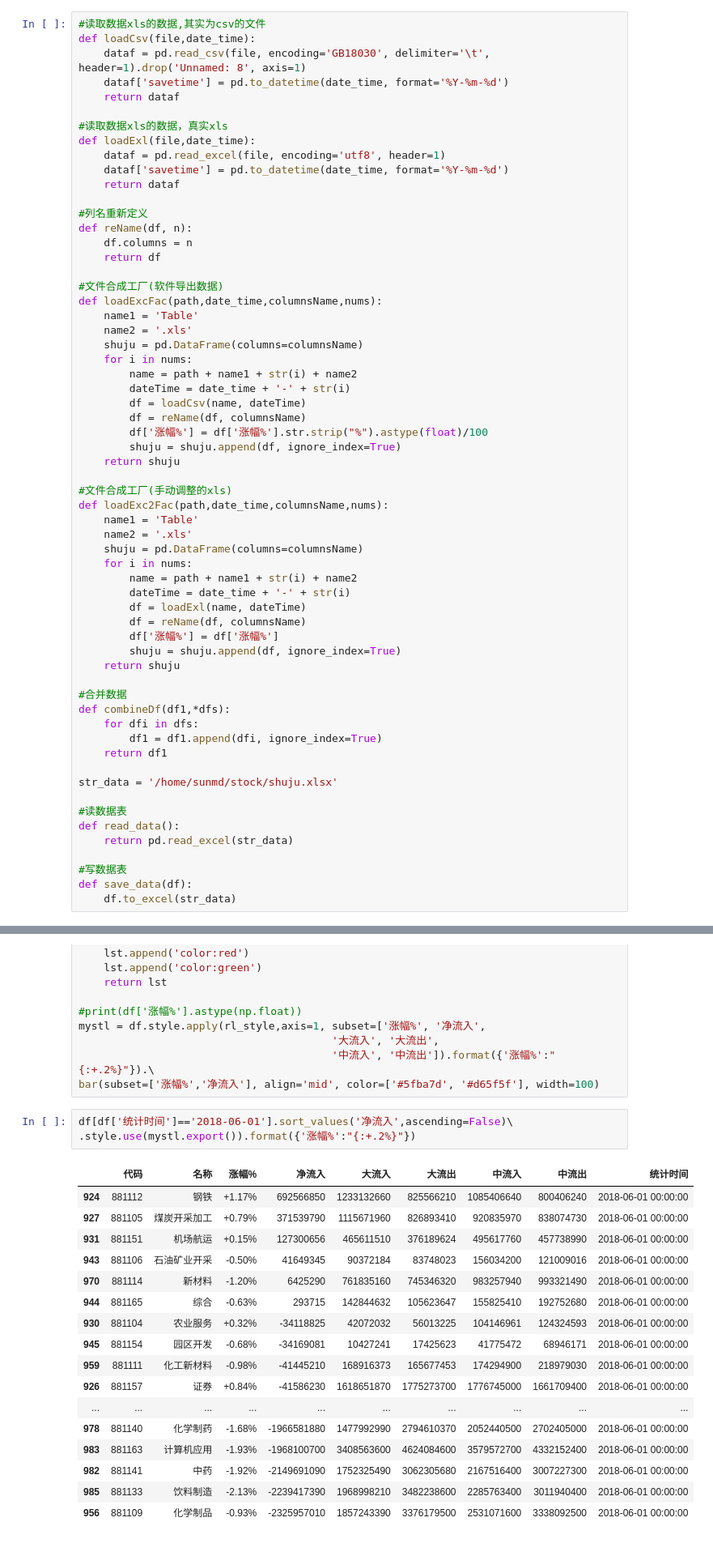
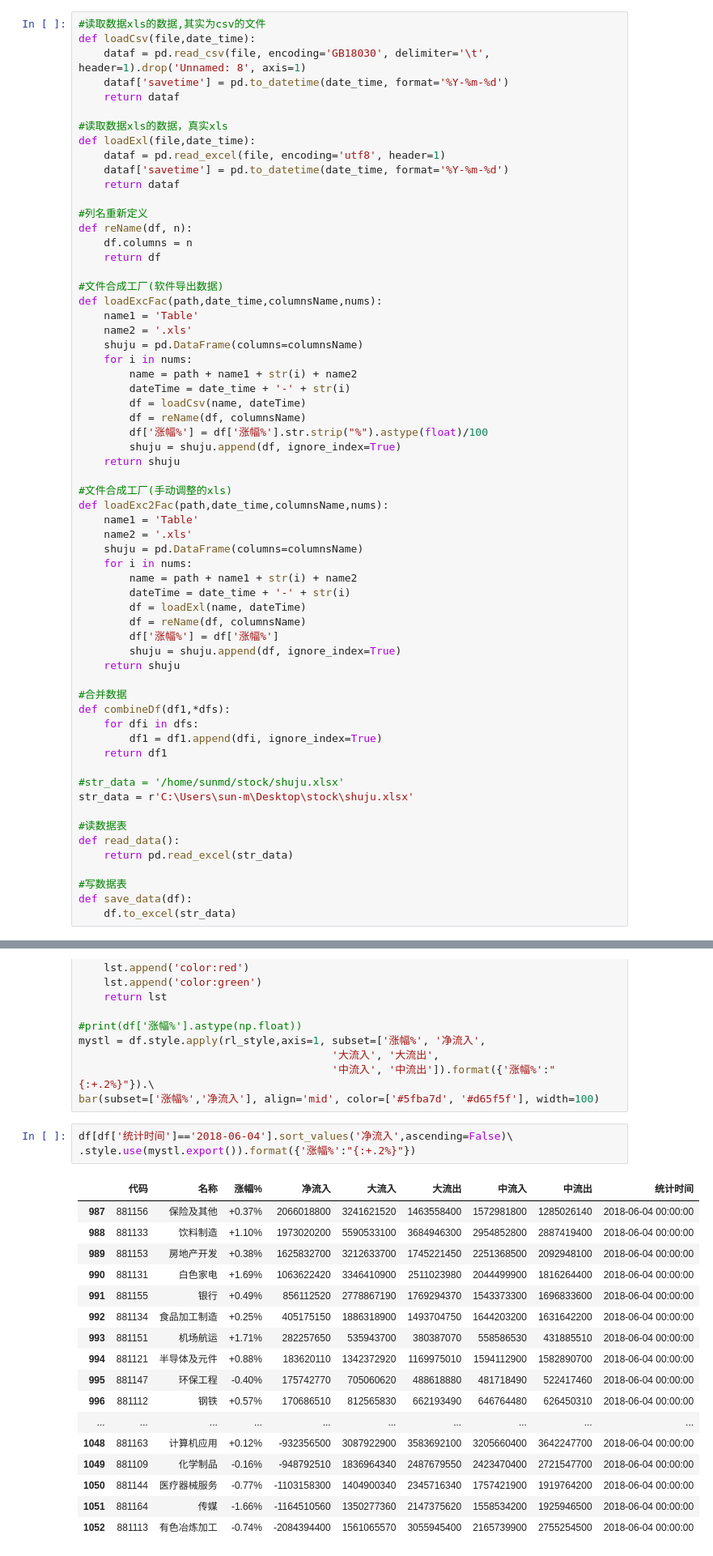
Before and after one commit to sunmd/DataAnlysisDemo, a Jupyter notebook: StockAnlysis.ipynb, the cells around one changed output, grey strips where cells are left out. Shown at 81% size. Cells and saved outputs as stored; diff of their text form.

```diff
--- a/StockAnlysis.ipynb
+++ b/StockAnlysis.ipynb
@@ -68,7 +68,8 @@ def combineDf(df1,*dfs):
         df1 = df1.append(dfi, ignore_index=True)
     return df1
 
-str_data = '/home/sunmd/stock/shuju.xlsx'
+#str_data = '/home/sunmd/stock/shuju.xlsx'
+str_data = r'C:\Users\sun-m\Desktop\stock\shuju.xlsx'
 
 #读数据表
 def read_data():
@@ -140,26 +142,26 @@ mystl = df.style.apply(rl_style,axis=1, subset=['涨幅%', '净流入',
                                         '中流入', '中流出']).format({'涨幅%':"{:+.2%}"}).\
 bar(subset=['涨幅%','净流入'], align='mid', color=['#5fba7d', '#d65f5f'], width=100)
 # %%
-df[df['统计时间']=='2018-06-01'].sort_values('净流入',ascending=False)\
+df[df['统计时间']=='2018-06-04'].sort_values('净流入',ascending=False)\
 .style.use(mystl.export()).format({'涨幅%':"{:+.2%}"})
 # %% [output]
 |  | 代码 | 名称 | 涨幅% | 净流入 | 大流入 | 大流出 | 中流入 | 中流出 | 统计时间 |
-| 924 | 881112 | 钢铁 | +1.17% | 692566850 | 1233132660 | 825566210 | 1085406640 | 800406240 | 2018-06-01 00:00:00 |
-| 927 | 881105 | 煤炭开采加工 | +0.79% | 371539790 | 1115671960 | 826893410 | 920835970 | 838074730 | 2018-06-01 00:00:00 |
-| 931 | 881151 | 机场航运 | +0.15% | 127300656 | 465611510 | 376189624 | 495617760 | 457738990 | 2018-06-01 00:00:00 |
-| 943 | 881106 | 石油矿业开采 | -0.50% | 41649345 | 90372184 | 83748023 | 156034200 | 121009016 | 2018-06-01 00:00:00 |
-| 970 | 881114 | 新材料 | -1.20% | 6425290 | 761835160 | 745346320 | 983257940 | 993321490 | 2018-06-01 00:00:00 |
-| 944 | 881165 | 综合 | -0.63% | 293715 | 142844632 | 105623647 | 155825410 | 192752680 | 2018-06-01 00:00:00 |
-| 930 | 881104 | 农业服务 | +0.32% | -34118825 | 42072032 | 56013225 | 104146961 | 124324593 | 2018-06-01 00:00:00 |
-| 945 | 881154 | 园区开发 | -0.68% | -34169081 | 10427241 | 17425623 | 41775472 | 68946171 | 2018-06-01 00:00:00 |
-| 959 | 881111 | 化工新材料 | -0.98% | -41445210 | 168916373 | 165677453 | 174294900 | 218979030 | 2018-06-01 00:00:00 |
-| 926 | 881157 | 证券 | +0.84% | -41586230 | 1618651870 | 1775273700 | 1776745000 | 1661709400 | 2018-06-01 00:00:00 |
+| 987 | 881156 | 保险及其他 | +0.37% | 2066018800 | 3241621520 | 1463558400 | 1572981800 | 1285026140 | 2018-06-04 00:00:00 |
+| 988 | 881133 | 饮料制造 | +1.10% | 1973020200 | 5590533100 | 3684946300 | 2954852800 | 2887419400 | 2018-06-04 00:00:00 |
+| 989 | 881153 | 房地产开发 | +0.38% | 1625832700 | 3212633700 | 1745221450 | 2251368500 | 2092948100 | 2018-06-04 00:00:00 |
+| 990 | 881131 | 白色家电 | +1.69% | 1063622420 | 3346410900 | 2511023980 | 2044499900 | 1816264400 | 2018-06-04 00:00:00 |
+| 991 | 881155 | 银行 | +0.49% | 856112520 | 2778867190 | 1769294370 | 1543373300 | 1696833600 | 2018-06-04 00:00:00 |
+| 992 | 881134 | 食品加工制造 | +0.25% | 405175150 | 1886318900 | 1493704750 | 1644203200 | 1631642200 | 2018-06-04 00:00:00 |
+| 993 | 881151 | 机场航运 | +1.71% | 282257650 | 535943700 | 380387070 | 558586530 | 431885510 | 2018-06-04 00:00:00 |
+| 994 | 881121 | 半导体及元件 | +0.88% | 183620110 | 1342372920 | 1169975010 | 1594112900 | 1582890700 | 2018-06-04 00:00:00 |
+| 995 | 881147 | 环保工程 | -0.40% | 175742770 | 705060620 | 488618880 | 481718490 | 522417460 | 2018-06-04 00:00:00 |
+| 996 | 881112 | 钢铁 | +0.57% | 170686510 | 812565830 | 662193490 | 646764480 | 626450310 | 2018-06-04 00:00:00 |
 | ... | ... | ... | ... | ... | ... | ... | ... | ... | ... |
-| 978 | 881140 | 化学制药 | -1.68% | -1966581880 | 1477992990 | 2794610370 | 2052440500 | 2702405000 | 2018-06-01 00:00:00 |
-| 983 | 881163 | 计算机应用 | -1.93% | -1968100700 | 3408563600 | 4624084600 | 3579572700 | 4332152400 | 2018-06-01 00:00:00 |
-| 982 | 881141 | 中药 | -1.92% | -2149691090 | 1752325490 | 3062305680 | 2167516400 | 3007227300 | 2018-06-01 00:00:00 |
-| 985 | 881133 | 饮料制造 | -2.13% | -2239417390 | 1968998210 | 3482238600 | 2285763400 | 3011940400 | 2018-06-01 00:00:00 |
-| 956 | 881109 | 化学制品 | -0.93% | -2325957010 | 1857243390 | 3376179500 | 2531071600 | 3338092500 | 2018-06-01 00:00:00 |
+| 1048 | 881163 | 计算机应用 | +0.12% | -932356500 | 3087922900 | 3583692100 | 3205660400 | 3642247700 | 2018-06-04 00:00:00 |
+| 1049 | 881109 | 化学制品 | -0.16% | -948792510 | 1836964340 | 2487679550 | 2423470400 | 2721547700 | 2018-06-04 00:00:00 |
+| 1050 | 881144 | 医疗器械服务 | -0.77% | -1103158300 | 1404900340 | 2345716340 | 1757421900 | 1919764200 | 2018-06-04 00:00:00 |
+| 1051 | 881164 | 传媒 | -1.66% | -1164510560 | 1350277360 | 2147375620 | 1558534200 | 1925946500 | 2018-06-04 00:00:00 |
+| 1052 | 881113 | 有色冶炼加工 | -0.74% | -2084394400 | 1561065570 | 3055945400 | 2165739900 | 2755254500 | 2018-06-04 00:00:00 |
 # %%
 #按分类进行统计
 df_grp_name = df.groupby('名称').sum()
```
Also changed, not shown: parts of 9 cells of this notebook, 1 other file.
